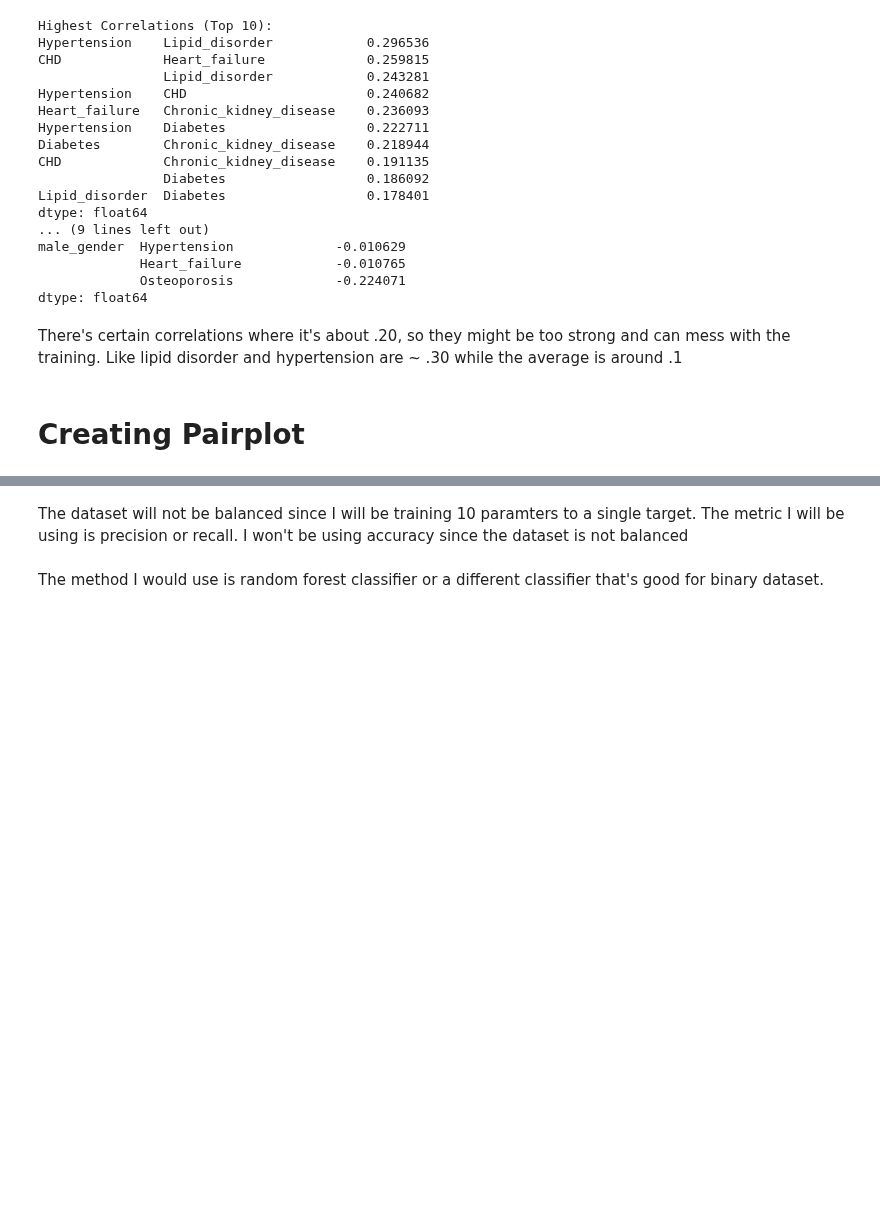
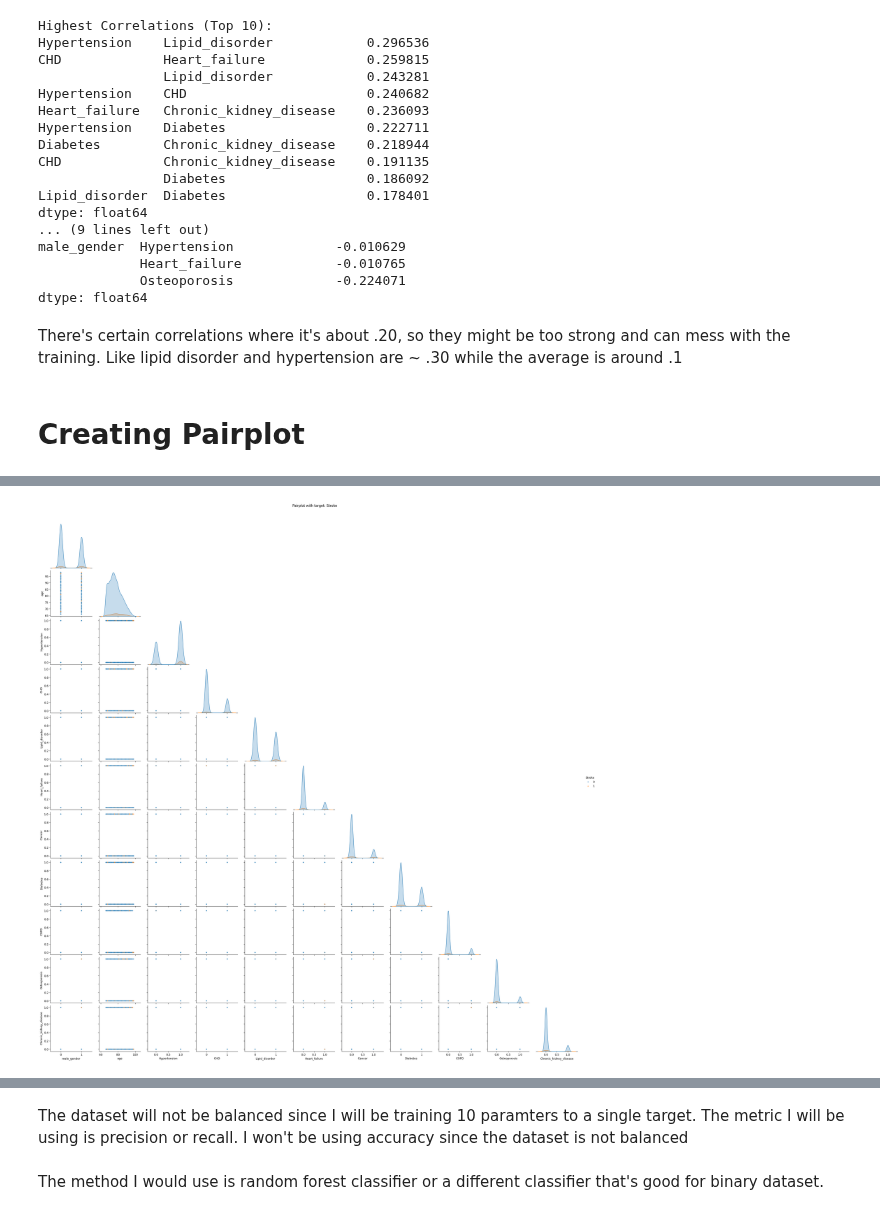
Before and after one commit to seoserang/phys255ml, a Jupyter notebook: 100 Final Project/finalproject.ipynb, the cells around one changed output, grey strips where cells are left out. Drawn from its saved outputs; the diff is of its cells as text; code cells hidden in the pictures; blank space fills up the shorter version.

```diff
--- a/100 Final Project/finalproject.ipynb
+++ b/100 Final Project/finalproject.ipynb
@@ -81,10 +81,11 @@ dataset.head()
 I think I should drop the patient number and age. Age is not too important since we are, in general, studying elderly patients, so whether they are 70 or 95, they are elderly people.
 I will also drop nulls, although I don't see any.
 # %%
-finalset = dataset.dropna()
-finalset = dataset.drop(columns=['patient','age'], axis=1)
+dropnaset = dataset.dropna()
+dropnaset = dropnaset.drop(columns=['patient'], axis=1)
+binaryset = dropnaset.drop(columns=['age'], axis=1)
 
-finalset
+binaryset
 # %% [output]
 |  | male_gender | Hypertension | CHD | Lipid_disorder | Stroke | Heart_failure | Cancer | Diabetes | ... |
 | 0 | 1 | 1 | 0 | 1 | 0 | 0 | 0 | 0 | ... |
@@ -178,0 +182,4 @@ Like lipid disorder and hypertension are ~ .30 while the average is around .1
+# %%
+stroke_list = [col for col in dropnaset.columns if (col != "Stroke")]
+
+stroke_list
@@ -179 +198,7 @@ Like lipid disorder and hypertension are ~ .30 while the average is around .1
+# %%
+sns.pairplot(dropnaset, vars=stroke_list, hue="Stroke", plot_kws={"s":15,"alpha":0.7}, corner=True)
+plt.suptitle("Pairplot with target: Stroke", y=1.02)
+plt.show()
+# %% [output]
+[figure, added]
 # %%
```
Also changed, not shown: parts of 8 cells of this notebook, 1 other file.
